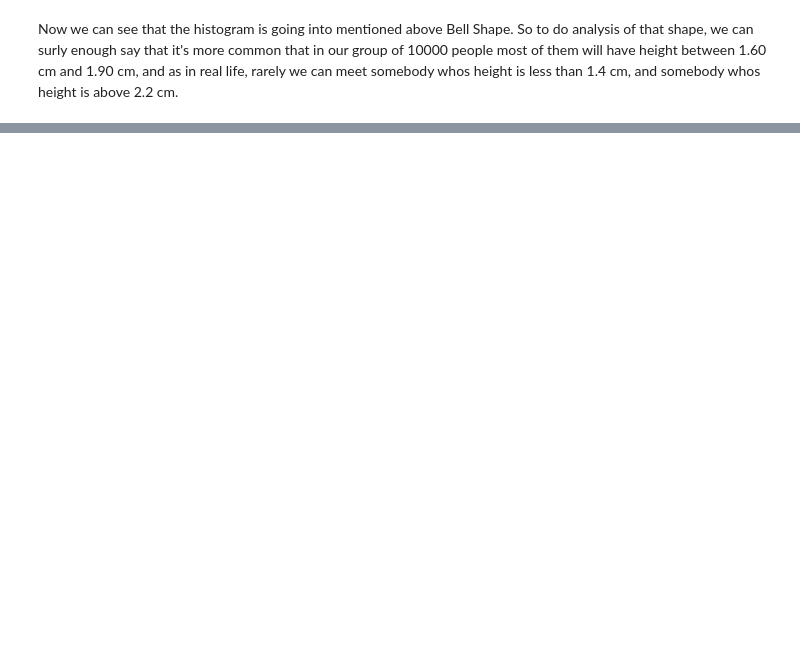
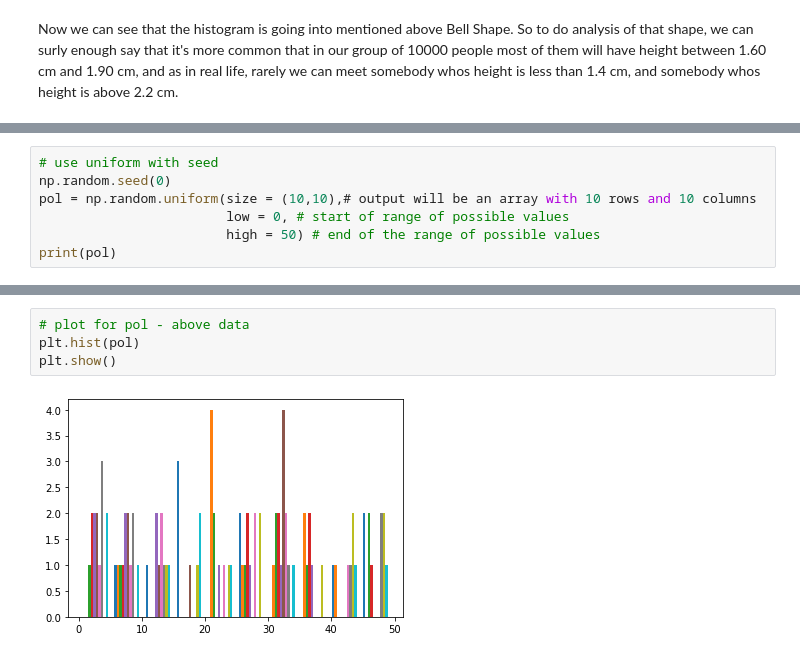
Before and after one commit to DracoNibilis/Numpy.random_Overview, a Jupyter notebook: numpy_random.ipynb, the cells around one changed output, grey strips where cells are left out. Cells and saved outputs as stored; diff of their text form; blank space fills up the shorter version.

```diff
--- a/numpy_random.ipynb
+++ b/numpy_random.ipynb
@@ -409,0 +470,7 @@ Now we can see that the histogram is going into mentioned above Bell Shape. So t
+# %%
+# use uniform with seed
+np.random.seed(0)
+pol = np.random.uniform(size = (10,10),# output will be an array with 10 rows and 10 columns
+                        low = 0, # start of range of possible values
+                        high = 50) # end of the range of possible values
+print(pol)
@@ -410,3 +498,9 @@ Now we can see that the histogram is going into mentioned above Bell Shape. So t
+# %%
+# plot for pol - above data
+plt.hist(pol)
+plt.show()
+# %% [output]
+[figure, added]
 # %% [markdown]
 ***
 ***
```
Also changed, not shown: parts of 29 cells of this notebook.
